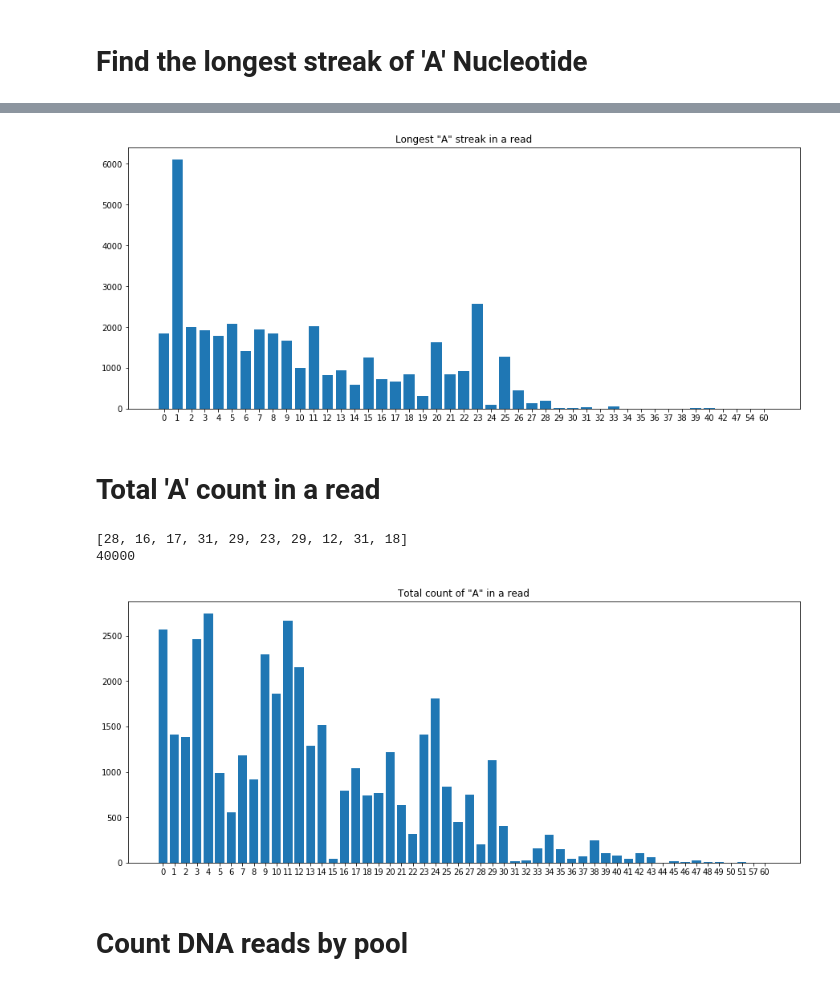
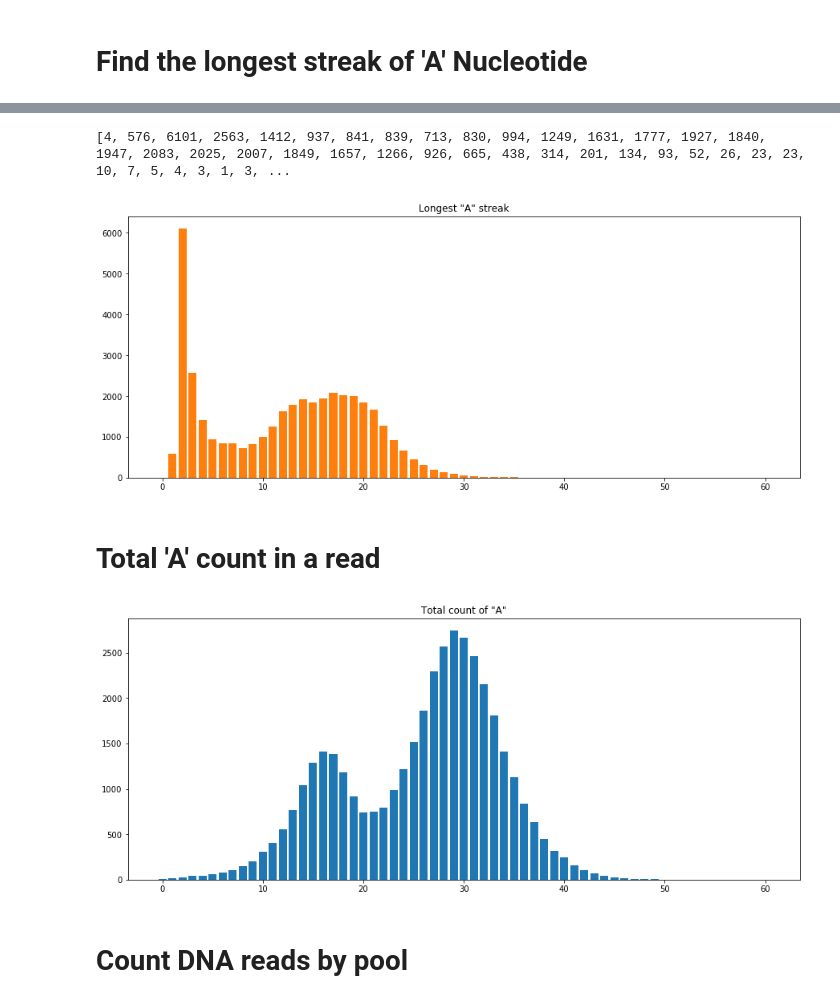
Before and after one commit to podorskaja/bioinformaticslab, a Jupyter notebook: Quality Control.ipynb, the cells around one changed output, grey strips where cells are left out. Drawn from its saved outputs; the diff is of its cells as text; code cells hidden in the pictures.

Commit message:
histogram error fix
dictionary returns unordered results

```diff
--- a/Quality Control.ipynb
+++ b/Quality Control.ipynb
@@ -60,14 +56,14 @@ Wall time: 252 ms
-# %%
-d = dict() # d = {}
-for r in result:
-    if r not in d.keys():
-        d[r] = 1
-    else:
-        d[r] += 1
+# %%
+longest_a_histo = [0 for i in range(61)]
+for r in result:
+    longest_a_histo[r] += 1
+print(longest_a_histo)
+# %% [output]
+[4, 576, 6101, 2563, 1412, 937, 841, 839, 713, 830, 994, 1249, 1631, 1777, 1927, 1840, 1947, 2083, 2025, 2007, 1849, 1657, 1266, 926, 665, 438, 314, 201, 134, 93, 52, 26, 23, 23, 10, 7, 5, 4, 3, 1, 3, ...
 # %%
-histo(d, plot_title='Longest "A" streak in a read')
+histo(longest_a_histo, 'Longest "A" streak')
 # %% [output]
-[figure, old version]
+[figure, new version]
 # %% [markdown]
 # Total 'A' count in a read
 # %%
@@ -79,23 +75,14 @@ for s in dna_reads:
             counter_A += 1
     result.append(counter_A)
     counter_A = 0
-
-print(result[0:10])
-print(len(result))
-# %% [output]
-[28, 16, 17, 31, 29, 23, 29, 12, 31, 18]
-40000
-# %%
-d = dict()
-for r in result:
-    if r in d.keys():
-        d[r] += 1
-    else:
-        d[r] = 1
+# %%
+total_a = [0 for i in range(61)]
+for r in result:
+    total_a[r] += 1
 # %%
-histo(d, plot_title='Total count of "A" in a read')
+histo(total_a, plot_title='Total count of "A"')
 # %% [output]
-[figure, old version]
+[figure, new version]
 # %% [markdown]
 # Count DNA reads by pool
 # %%
```
Also changed, not shown: parts of 10 cells of this notebook.
